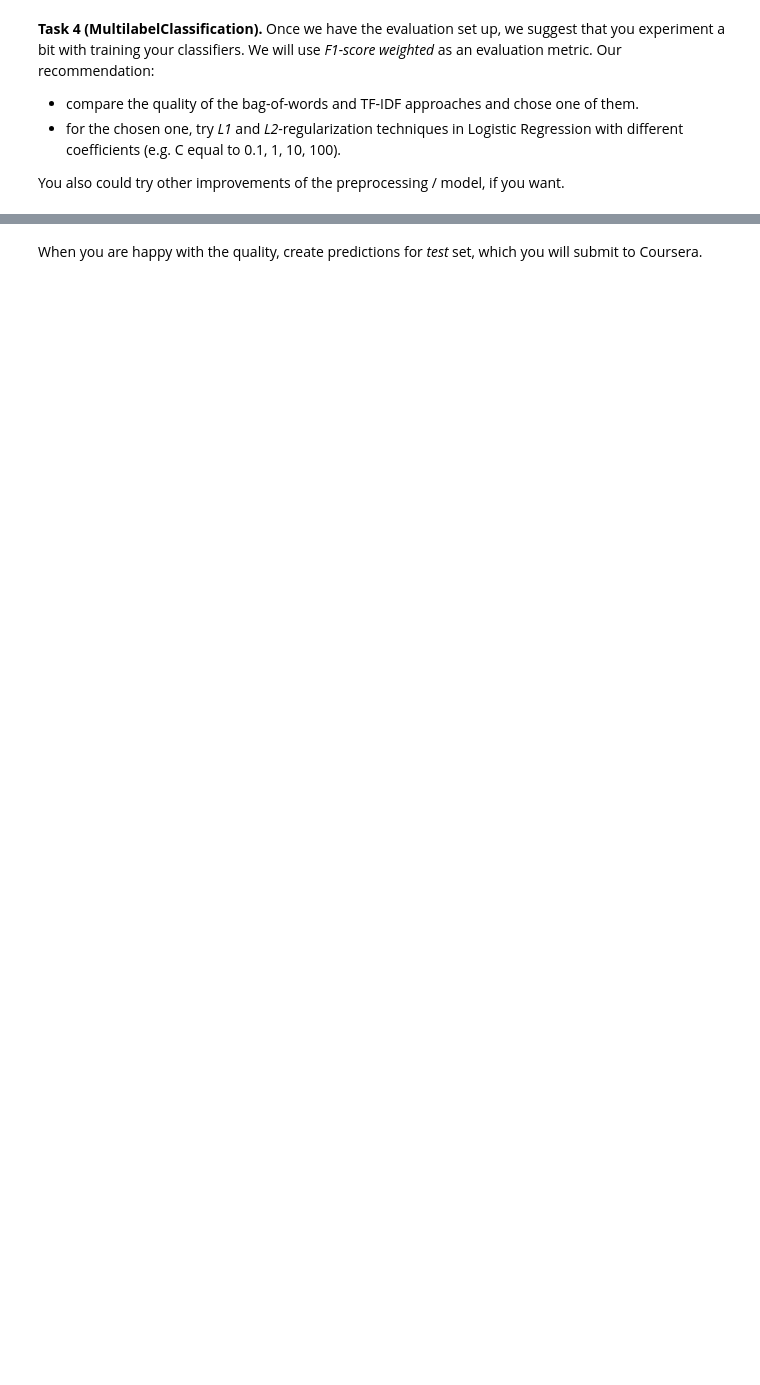
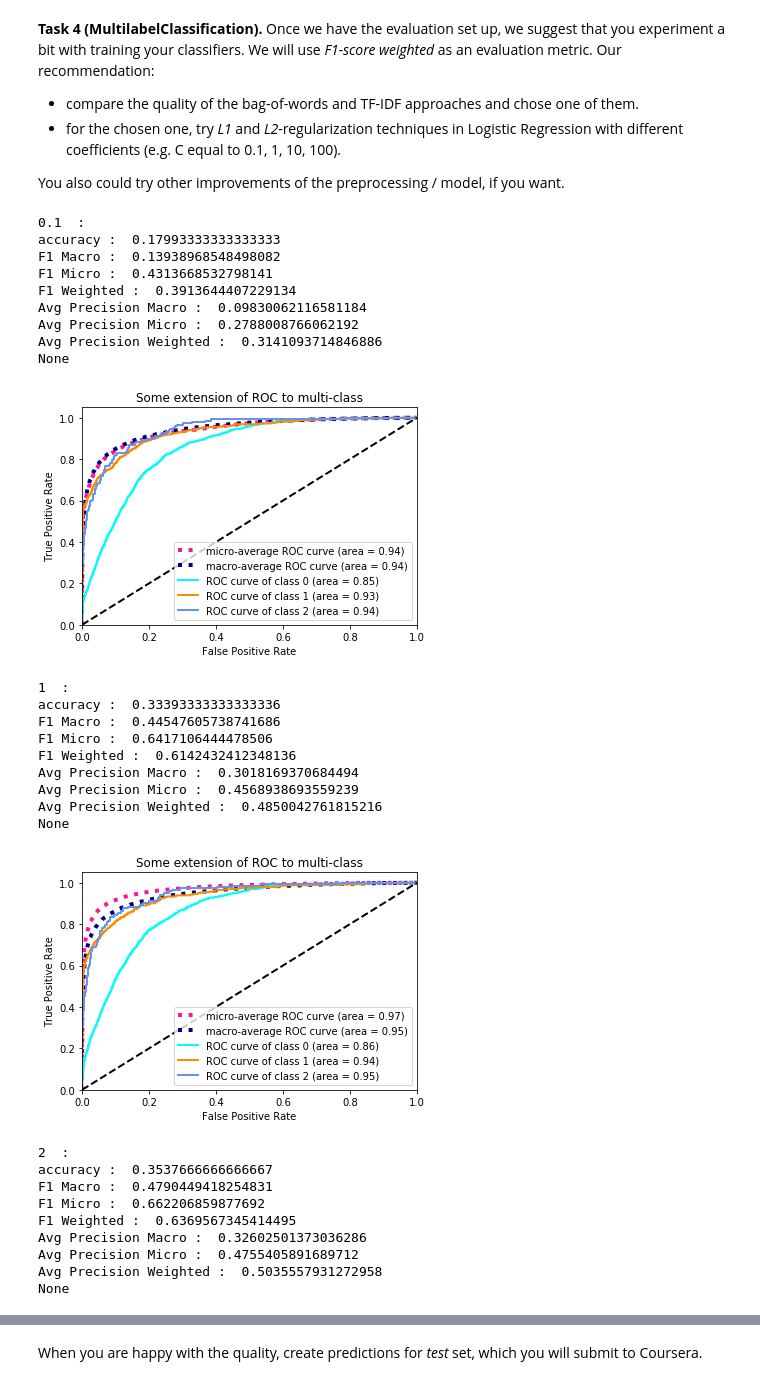
Before and after one commit to cathrynsymons/natural-language-processing, a Jupyter notebook: week1/week1-MultilabelClassification.ipynb, the cells around one changed output, grey strips where cells are left out. Drawn from its saved outputs; the diff is of its cells as text; code cells hidden in the pictures; blank space fills up the shorter version.

```diff
--- a/week1/week1-MultilabelClassification.ipynb
+++ b/week1/week1-MultilabelClassification.ipynb
@@ -384,13 +380,14 @@ def tfidf_features(X_train, X_val, X_test):
     # Transform the train, test, and val sets and return the result
 
 
-    tfidf_vectorizer = ####### YOUR CODE HERE #######
+    tfidf_vectorizer = TfidfVectorizer(input='content', #default
+                                      ngram_range=(1,2),
+                                      max_df=0.9,
+                                      min_df=5,
+                                      token_pattern='(\S+)') # The default regexp selects tokens of 2 or more alphanumeric characters (punctuation is completely ignored and always treated as a token separator).
+    tfidf_vectorizer.fit(X_train)
 
-    ######################################
-    ######### YOUR CODE HERE #############
-    ######################################
-
-    return X_train, X_val, X_test, tfidf_vectorizer.vocabulary_
+    return tfidf_vectorizer.transform(X_train), tfidf_vectorizer.transform(X_val), tfidf_vectorizer.transform(X_test), tfidf_vectorizer.vocabulary_
 # %% [markdown]
 Once you have done text preprocessing, always have a look at the results. Be very careful at this step, because the performance of future models will drastically depend on it.
 
@@ -431,9 +448,7 @@ def train_classifier(X_train, y_train):
 
     # Create and fit LogisticRegression wraped into OneVsRestClassifier.
 
-    ######################################
-    ######### YOUR CODE HERE #############
-    ######################################
+    return OneVsRestClassifier(LogisticRegression(max_iter=1000)).fit(X_train,y_train)
 # %% [markdown]
 Train the classifiers for different data transformations: *bag-of-words* and *tf-idf*.
 
@@ -492,3 +515,13 @@ def print_evaluation_scores(y_val, predicted):
+# %%
+def print_evaluation_scores(y_val, predicted):
+    print('accuracy : ', accuracy_score(y_val,predicted))
+    print('F1 Macro : ',f1_score(y_val,predicted,average='macro'))
+    print('F1 Micro : ',f1_score(y_val,predicted,average='micro'))
+    print('F1 Weighted : ',f1_score(y_val,predicted,average='weighted'))
+    print('Avg Precision Macro : ',average_precision_score(y_val,predicted,average='macro'))
+    print('Avg Precision Micro : ',average_precision_score(y_val,predicted,average='micro'))
+    print('Avg Precision Weighted : ',average_precision_score(y_val,predicted,average='weighted'))
+    return
 # %%
 print('Bag-of-words')
 print_evaluation_scores(y_val, y_val_predicted_labels_mybag)
@@ -520,0 +571,40 @@ You also could try other improvements of the preprocessing / model, if you want.
+# %%
+#tfidf is marginally better on the metrics
+for i in [0.1, 1, 2,5, 10]:
+    classifier_tfidf=OneVsRestClassifier(LogisticRegression(max_iter=1000,C=i)).fit(X_train_tfidf,y_train)
+    y_val_predicted_labels_tfidf = classifier_tfidf.predict(X_val_tfidf)
+    y_val_predicted_scores_tfidf = classifier_tfidf.decision_function(X_val_tfidf)
+    print(i,' : ')
+    print(print_evaluation_scores(y_val, y_val_predicted_labels_tfidf))
+    n_classes = len(tags_counts)
+    roc_auc(y_val, y_val_predicted_scores_tfidf, n_classes)
+# %% [output]
+0.1  :
+accuracy :  0.17993333333333333
+F1 Macro :  0.13938968548498082
+F1 Micro :  0.4313668532798141
+F1 Weighted :  0.3913644407229134
+Avg Precision Macro :  0.09830062116581184
+Avg Precision Micro :  0.2788008766062192
+Avg Precision Weighted :  0.3141093714846886
+None
+[figure, added]
+1  :
+accuracy :  0.33393333333333336
+F1 Macro :  0.44547605738741686
+F1 Micro :  0.6417106444478506
+F1 Weighted :  0.6142432412348136
+Avg Precision Macro :  0.3018169370684494
+Avg Precision Micro :  0.4568938693559239
+Avg Precision Weighted :  0.4850042761815216
+None
+[figure, added]
+2  :
+accuracy :  0.3537666666666667
+F1 Macro :  0.4790449418254831
+F1 Micro :  0.662206859877692
+F1 Weighted :  0.6369567345414495
+Avg Precision Macro :  0.32602501373036286
+Avg Precision Micro :  0.4755405891689712
+Avg Precision Weighted :  0.5035557931272958
+None
```
Also changed, not shown: parts of 18 cells of this notebook.
